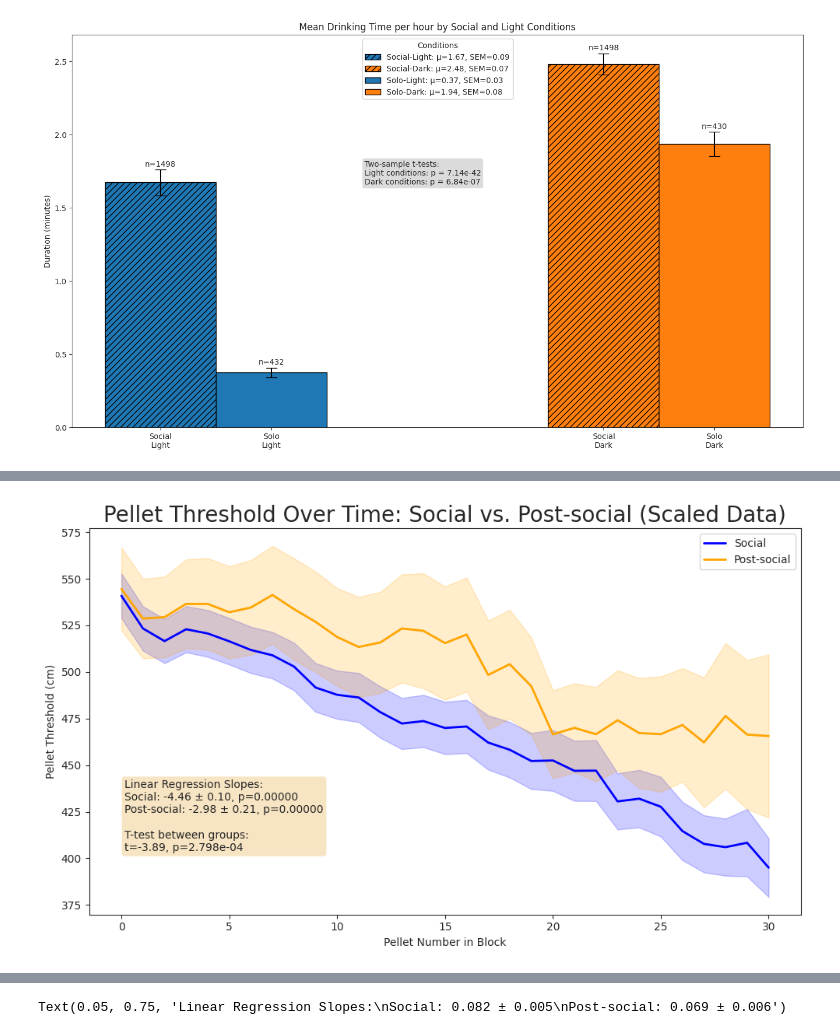
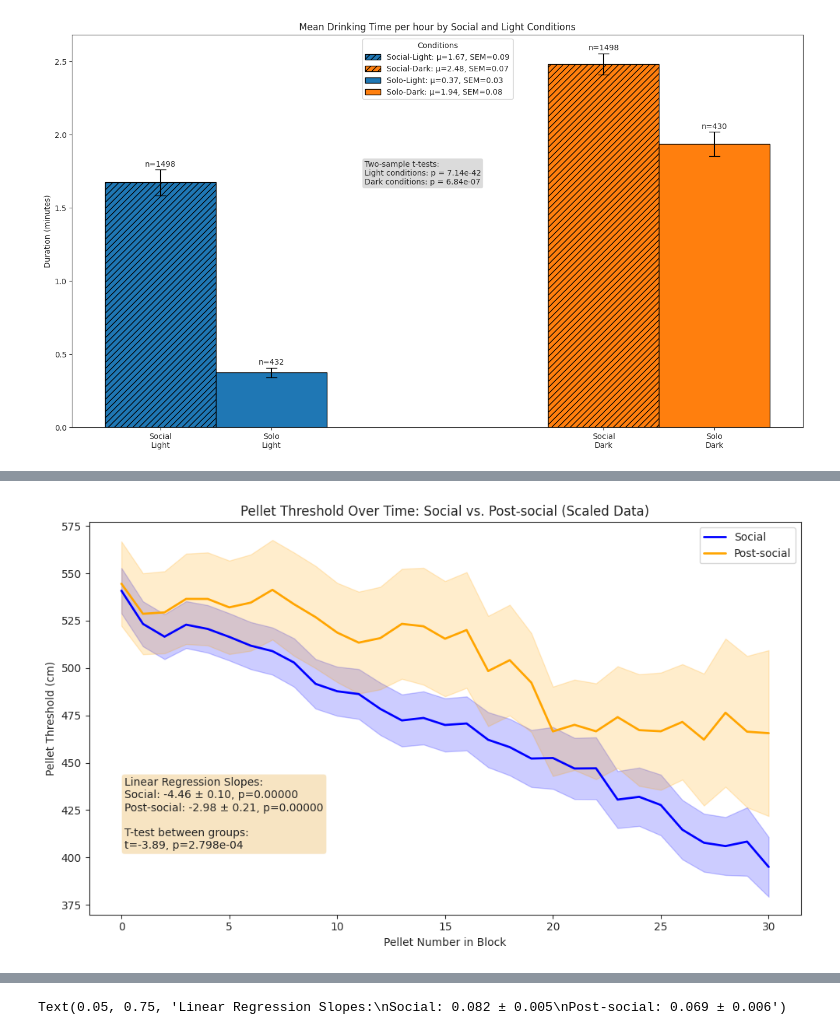
Before and after one commit to SainsburyWellcomeCentre/aeon_docs, a Jupyter notebook: src/user/how_to/social_analysis2.ipynb, the cells around one changed output, grey strips where cells are left out. Drawn from its saved outputs; the diff is of its cells as text; code cells hidden in the pictures.

```diff
--- a/src/user/how_to/social_analysis2.ipynb
+++ b/src/user/how_to/social_analysis2.ipynb
@@ -2763,38 +2775,38 @@ postsocial_line_scaled = ax.plot(
     linewidth=2,
     label="Post-social",
 )
 ax.fill_between(
     postsocial_x_scaled,
     postsocial_means_smoothed_scaled - 1 * postsocial_sem_smoothed_scaled,
     postsocial_means_smoothed_scaled + 1 * postsocial_sem_smoothed_scaled,
     color="orange",
     alpha=0.2,
 )
 # Add text box with slope and t-test information
 textstr = f"Linear Regression Slopes:\nSocial: {social_slope:.2f} ± {social_se:.2f}, p={social_p:.5f}"
-textstr += f"\nPost-social: {postsocial_slope:.2f} ± {postsocial_se:.2f}, p={postsocial_p:.5f}"
+textstr += (
+    f"\nPost-social: {postsocial_slope:.2f} ± {postsocial_se:.2f}, p={postsocial_p:.5f}"
+)
 textstr += f"\n\nT-test between groups:\nt={t_stat_scaled:.2f}, p={p_val_scaled:.3e}"
 props = dict(boxstyle="round", facecolor="wheat", alpha=0.8)
 ax.text(
     0.05,
     0.35,
     textstr,
     transform=ax.transAxes,
     verticalalignment="top",
     bbox=props,
 )
 # Add labels and styling
-ax.set_title(
-    "Pellet Threshold Over Time: Social vs. Post-social (Scaled Data)", fontsize=20
-)
+ax.set_title("Pellet Threshold Over Time: Social vs. Post-social (Scaled Data)")
 ax.set_xlabel(xlabel)
 ax.set_ylabel("Pellet Threshold (cm)")
 ax.tick_params(axis="both", which="major")
 ax.legend()
 plt.tight_layout()
 plt.show()
 # %% [output]
-[figure, old version]
+[figure, new version]
 # %%
 # Extract first 5 and last 5 pellets data
 social_first5 = social_smoothed_rows[:, :5].flatten()
```
Also changed, not shown: parts of 14 cells of this notebook.
